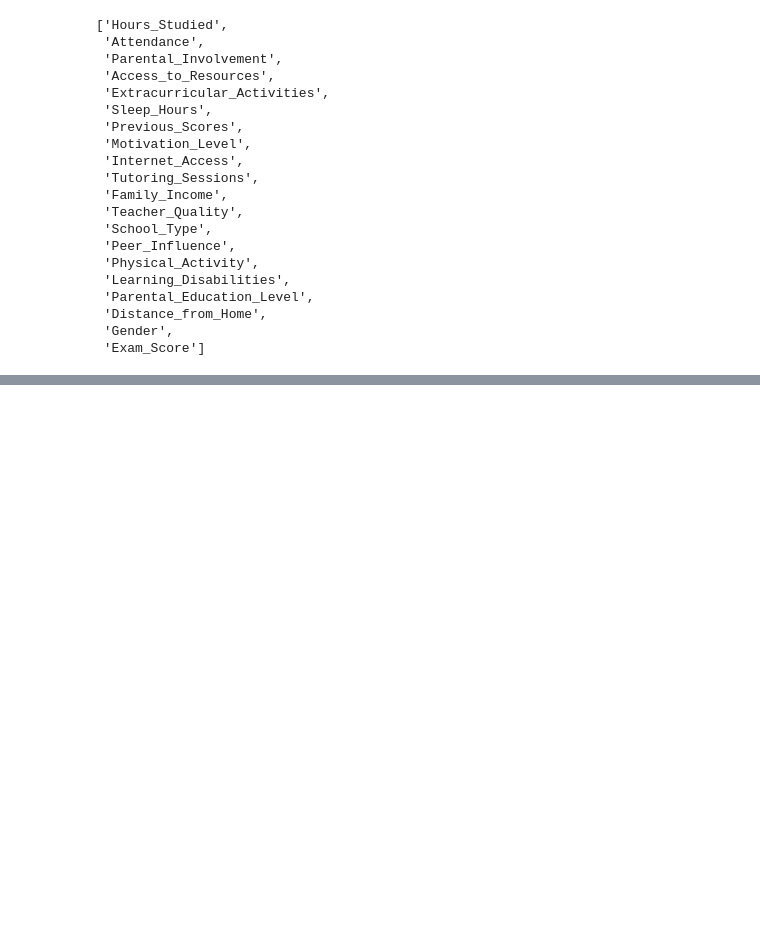
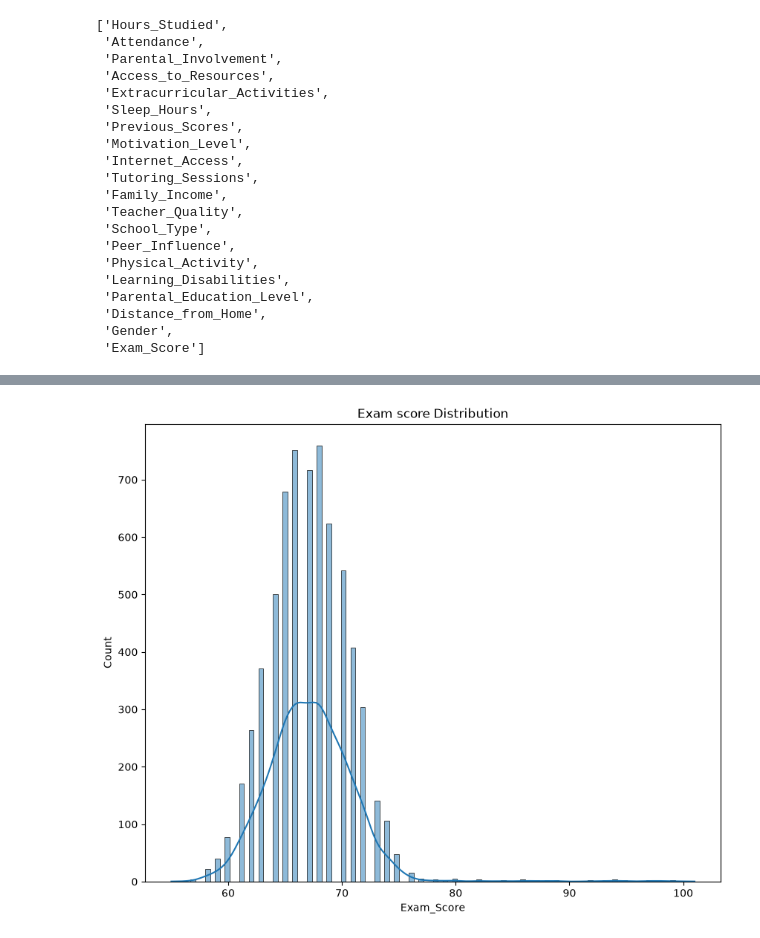
Before and after one commit to Ankushh0027/Machine-Learning-Projects, a Jupyter notebook: 01_Student_Performance_Predictor/notebooks/student_performance.ipynb, the cells around one changed output, grey strips where cells are left out. Cells and saved outputs as stored; diff of their text form; code cells hidden in the pictures; blank space fills up the shorter version.

```diff
--- a/01_Student_Performance_Predictor/notebooks/student_performance.ipynb
+++ b/01_Student_Performance_Predictor/notebooks/student_performance.ipynb
@@ -133,0 +209,7 @@ df.columns.tolist()
+# %%
+plt.figure(figsize=(10,8))
+sns.histplot(df["Exam_Score"],kde=True)
+plt.title("Exam score Distribution")
+plt.show()
+# %% [output]
+[figure, added]
```
Also changed, not shown: parts of 14 cells of this notebook.
